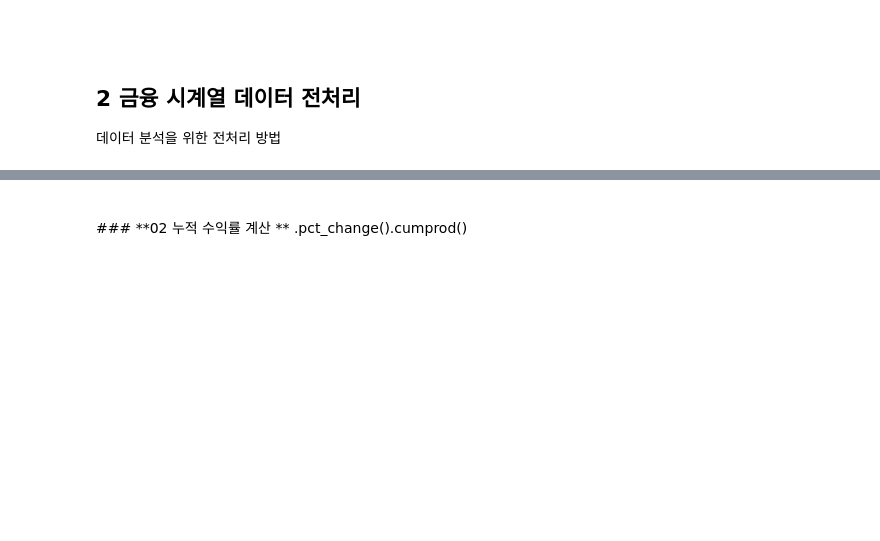
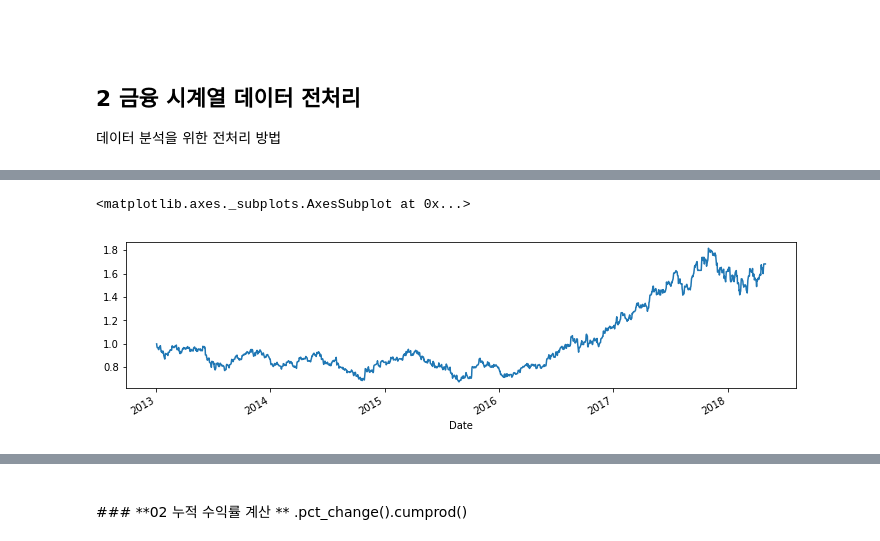
Before and after one commit to YongBeomKim/FinanceBasic2018, a Jupyter notebook: 05.Python_finance.ipynb, the cells around one changed output, grey strips where cells are left out. Cells and saved outputs as stored; diff of their text form; code cells hidden in the pictures; blank space fills up the shorter version.

```diff
--- a/05.Python_finance.ipynb
+++ b/05.Python_finance.ipynb
@@ -80,0 +87,12 @@ pandas를 활용한 데이터 정렬 및 보간법
+# %%
+# .pct_change() : 퍼센트 변화율을 계산
+# .cumprod()    : 일별 퍼센트 변화의 "누적 곱" 계산
+returns      = price.pct_change()
+ret_price    = (1 + returns).cumprod() # 1 + : 초기 1에서 부터 확률곱을 누적
+ret_price[0] = 1
+
+%matplotlib inline
+ret_price.plot(figsize=(12,3))
+# %% [output]
+<matplotlib.axes._subplots.AxesSubplot at 0x...>
+[figure, added]
```
Also changed, not shown: parts of 33 cells of this notebook, 1 other file.
